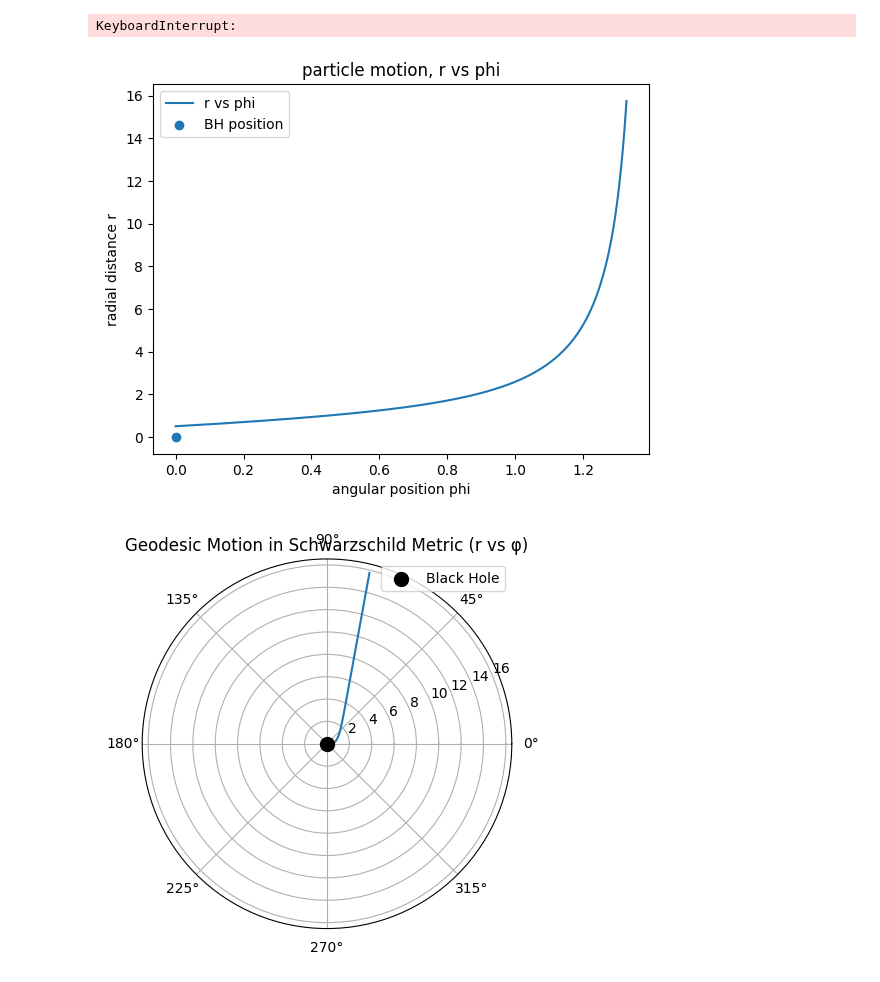
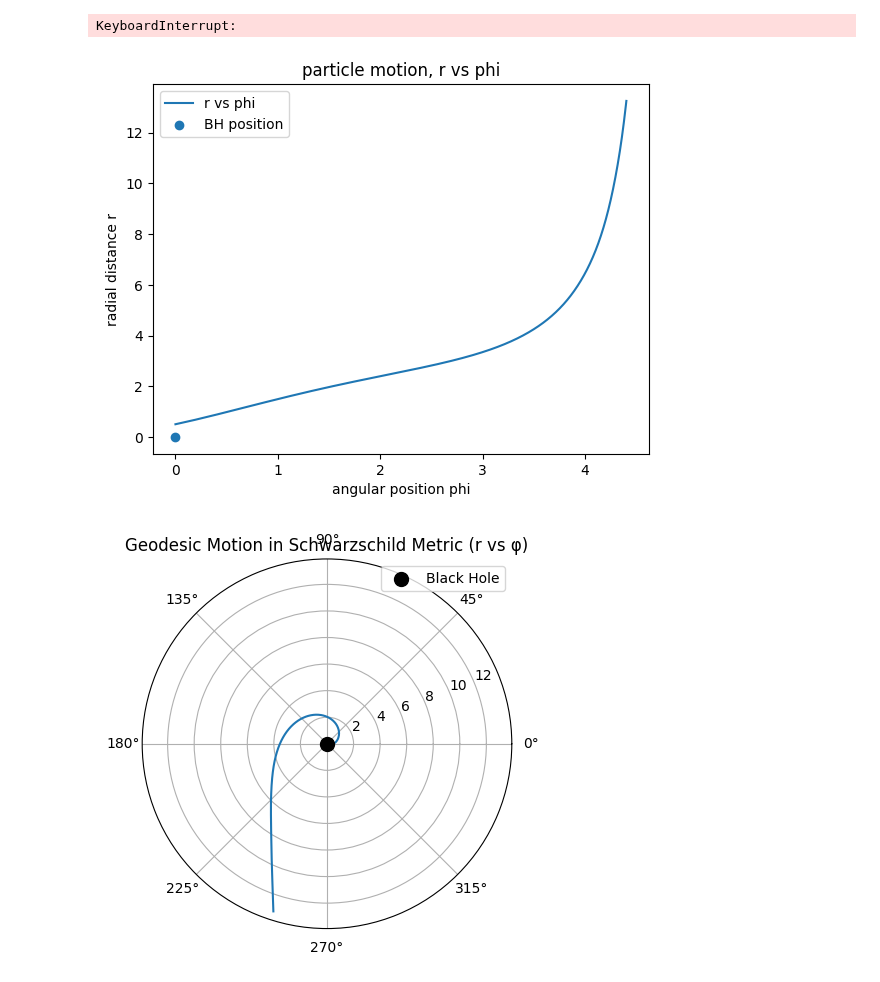
Before and after one commit to AdamSmithOrlik/quantum-black-holes, a Jupyter notebook: darius/research.ipynb, the cells around one changed output. Cells and saved outputs as stored; diff of their text form; code cells hidden in the pictures.

Commit message:
lots o plots

```diff
--- a/darius/research.ipynb
+++ b/darius/research.ipynb
@@ -486,7 +450,7 @@ M=1.0
 c=1.0
 G=1.0
 E=1.0
-L=1.0
+L=4.5
 rs1 = 2*G*M/c**2
 #particle rad 10x sc rad
 r1 = 10 * rs1
@@ -576,32 +540,32 @@ r_vals_orbit = r_phi_sol.y[1]
 
 
 #get solutions for r(t) and phi(t)
 t_range = [0, 15]
 r_init = 0.25 * rs1
 phi_init = 0
 
 sol_t = solve_r_phi_t(paras, t_range, r_init, phi_init, sigma=0)
 t_vals = sol_t.y[0]  # time values
 r_vals = sol_t.y[1]  # radial distances
 phi_vals = sol_t.y[2]  # angular positions
 
 #plot r(t) vs phi(t)
 plt.plot(phi_vals, r_vals, label='r vs phi')
 plt.scatter([0], [0], label='BH position')
 plt.xlabel('angular position phi')
 plt.ylabel('radial distance r')
 plt.title('particle motion, r vs phi')
 plt.legend()
 plt.show()
 
 
 #plot polar
 plt.polar(phi_vals, r_vals)
 plt.scatter([0], [0], color='black', marker='o', s=100, label='Black Hole', zorder=5)
 plt.title('Geodesic Motion in Schwarzschild Metric (r vs φ)')
 plt.legend()
 plt.grid(True)
 plt.show()
 # %% [output]
-[figure, old version]
+[figure, new version]
-[figure, old version]
+[figure, new version]
```
Also changed, not shown: parts of 12 cells of this notebook.
